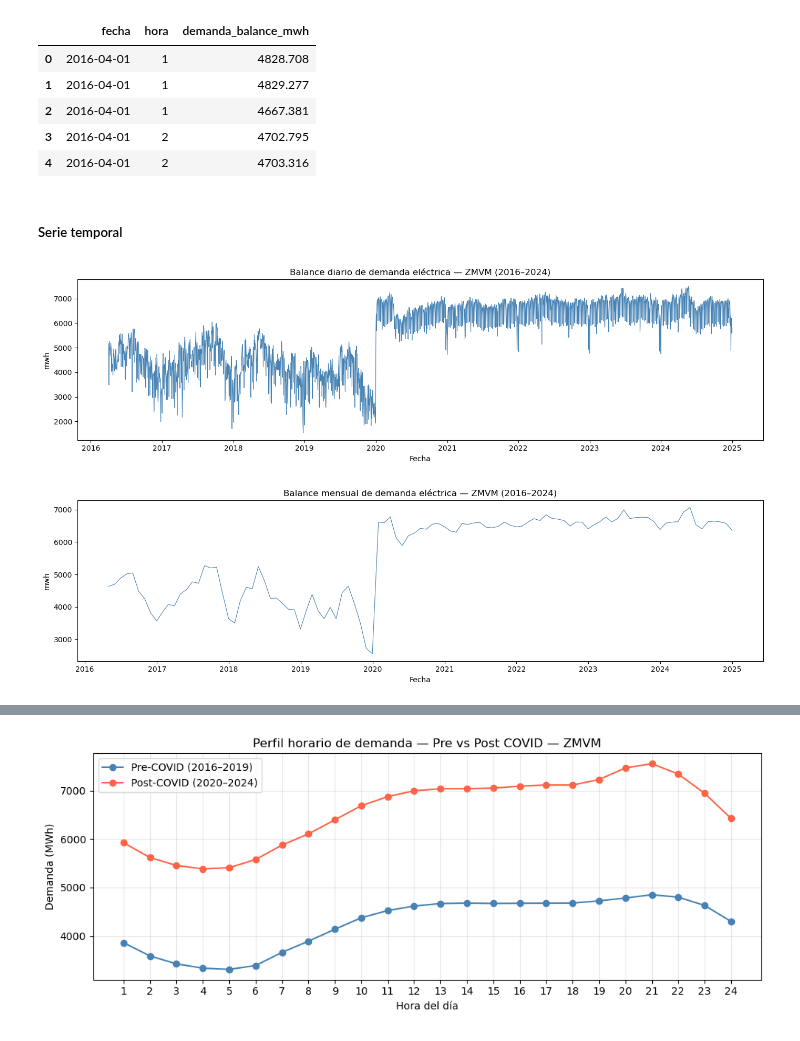
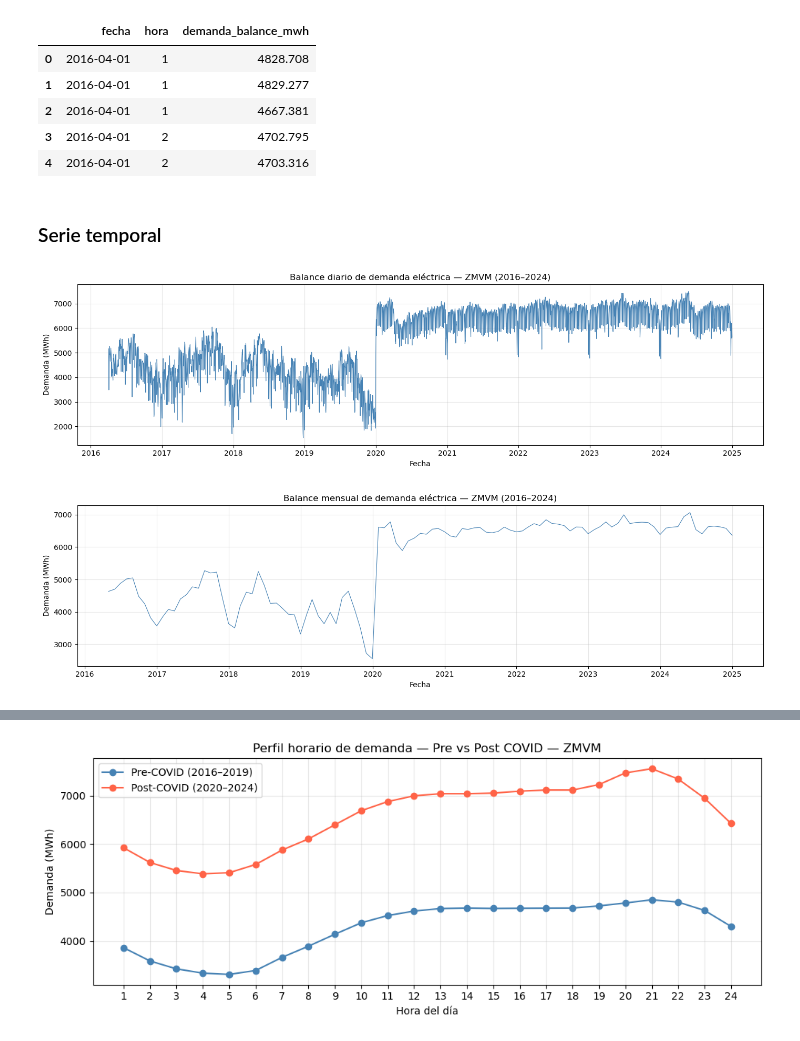
Before and after one commit to gonza98kg/zmvm-energy-demand-prediction, a Jupyter notebook: notebooks/01_EDA_clima.ipynb, the cells around one changed output, grey strips where cells are left out. Drawn from its saved outputs; the diff is of its cells as text; code cells hidden in the pictures.

```diff
--- a/notebooks/01_EDA_clima.ipynb
+++ b/notebooks/01_EDA_clima.ipynb
@@ -423,28 +493,30 @@ Columnas:           ['fecha', 'hora', 'demanda_balance_mwh']
 | 3 | 2016-04-01 | 2 | 4702.795 |
 | 4 | 2016-04-01 | 2 | 4703.316 |
 # %% [markdown]
-##### Serie temporal
+### Serie temporal
 # %%
-daily_demand = df_cen.resample("D",on="fecha")["demanda_balance_mwh"].mean()
+daily_demand = df_cen.resample("D", on="fecha")["demanda_balance_mwh"].mean()
 
 plt.figure(figsize=(14, 4))
 plt.plot(daily_demand, linewidth=0.8, color="steelblue")
 plt.title("Balance diario de demanda eléctrica — ZMVM (2016–2024)")
 plt.xlabel("Fecha")
-plt.ylabel("mwh")
+plt.ylabel("Demanda (MWh)")
+plt.grid(alpha=0.3)
 plt.tight_layout()
 plt.show()
 # %% [output]
-[figure, old version]
+[figure, new version]
 # %%
-monthly_demand = df_cen.resample("M",on="fecha")["demanda_balance_mwh"].mean()
+monthly_demand = df_cen.resample("M", on="fecha")["demanda_balance_mwh"].mean()
 
 plt.figure(figsize=(14, 4))
 plt.plot(monthly_demand, linewidth=0.8, color="steelblue")
 plt.title("Balance mensual de demanda eléctrica — ZMVM (2016–2024)")
 plt.xlabel("Fecha")
-plt.ylabel("mwh")
+plt.ylabel("Demanda (MWh)")
+plt.grid(alpha=0.3)
 plt.tight_layout()
 plt.show()
 # %% [output]
-[figure, old version]
+[figure, new version]
```
Also changed, not shown: parts of 56 cells of this notebook, 2 other files.
